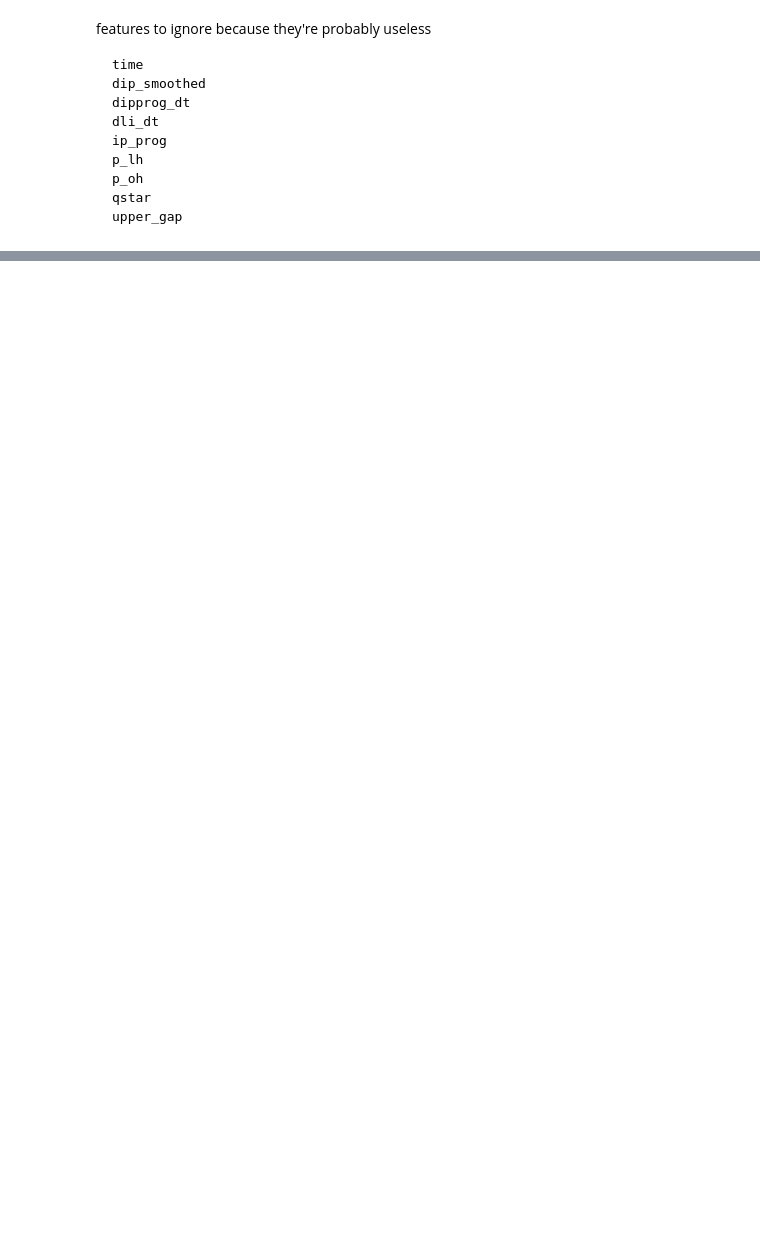
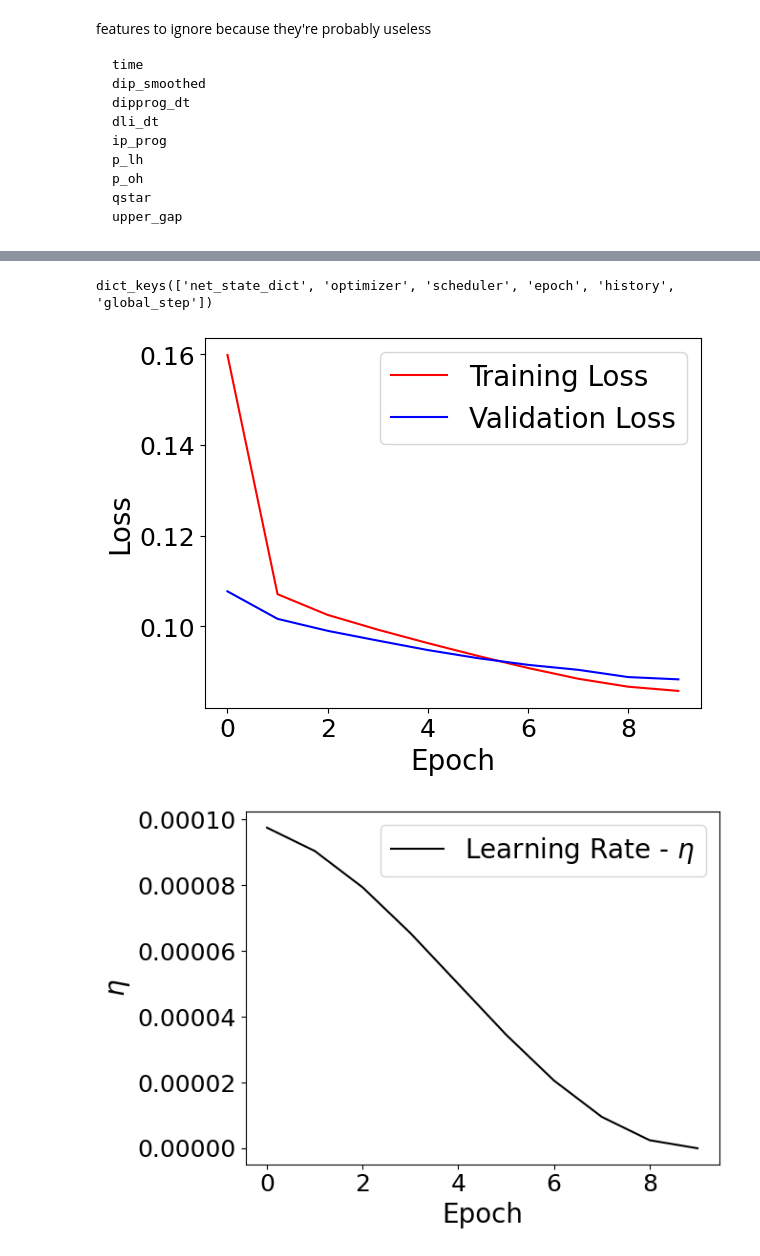
Before and after one commit to ahmedali6395/ai4fusion, a Jupyter notebook: classification_task.ipynb, the cells around one changed output, grey strips where cells are left out. Saved outputs shown, nothing was run; the diff lists cells and outputs as text; code cells hidden in the pictures; blank space fills up the shorter version.

```diff
--- a/classification_task.ipynb
+++ b/classification_task.ipynb
@@ -268,0 +282,27 @@ AssertionError: Torch not compiled with CUDA enabled
+# %%
+dicte = torch.load(os.path.join(config['name'],os.listdir(config['name'])[-1]))
+print(dicte.keys())
+# %% [output]
+dict_keys(['net_state_dict', 'optimizer', 'scheduler', 'epoch', 'history', 'global_step'])
+# %%
+train_loss = dicte['history']['train_loss']
+val_loss = dicte['history']['val_loss']
+learning_rate = dicte['history']['lr']
+
+plt.plot(train_loss,'r-',label="Training Loss")
+plt.plot(val_loss,'b-',label='Validation Loss')
+plt.legend(fontsize=20)
+plt.xlabel('Epoch',fontsize=20)
+plt.ylabel('Loss',fontsize=20)
+plt.tick_params(axis='both', labelsize=18)
+plt.show()
+
+plt.plot(learning_rate,'k-',label=r"Learning Rate - $\eta$")
+plt.legend(fontsize=20)
+plt.xlabel('Epoch',fontsize=20)
+plt.ylabel(r'$\eta$',fontsize=20)
+plt.tick_params(axis='both', labelsize=18)
+plt.show()
+# %% [output]
+[figure, added]
+[figure, added]
```
Also changed, not shown: parts of 10 cells of this notebook, 2 other files.
